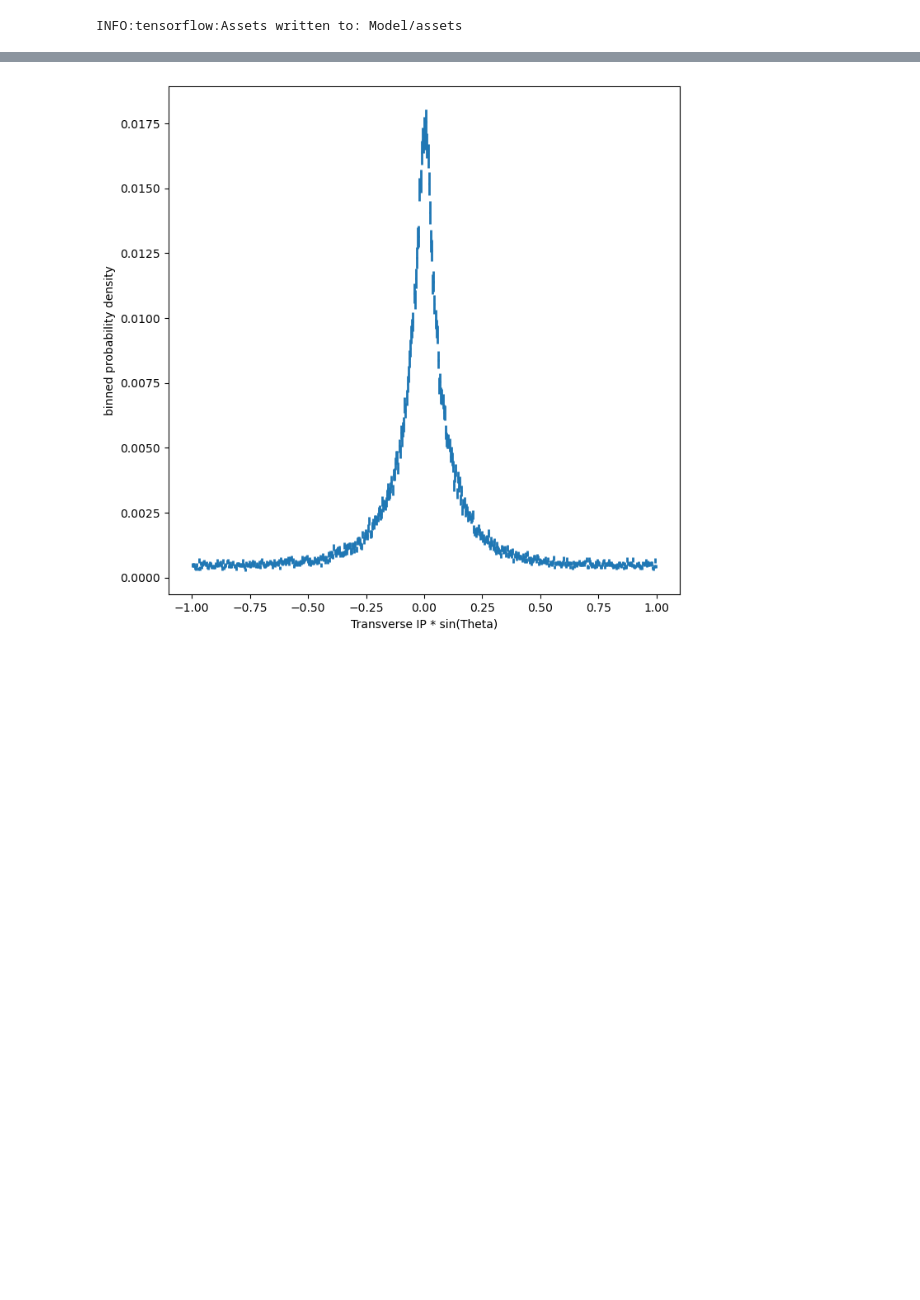
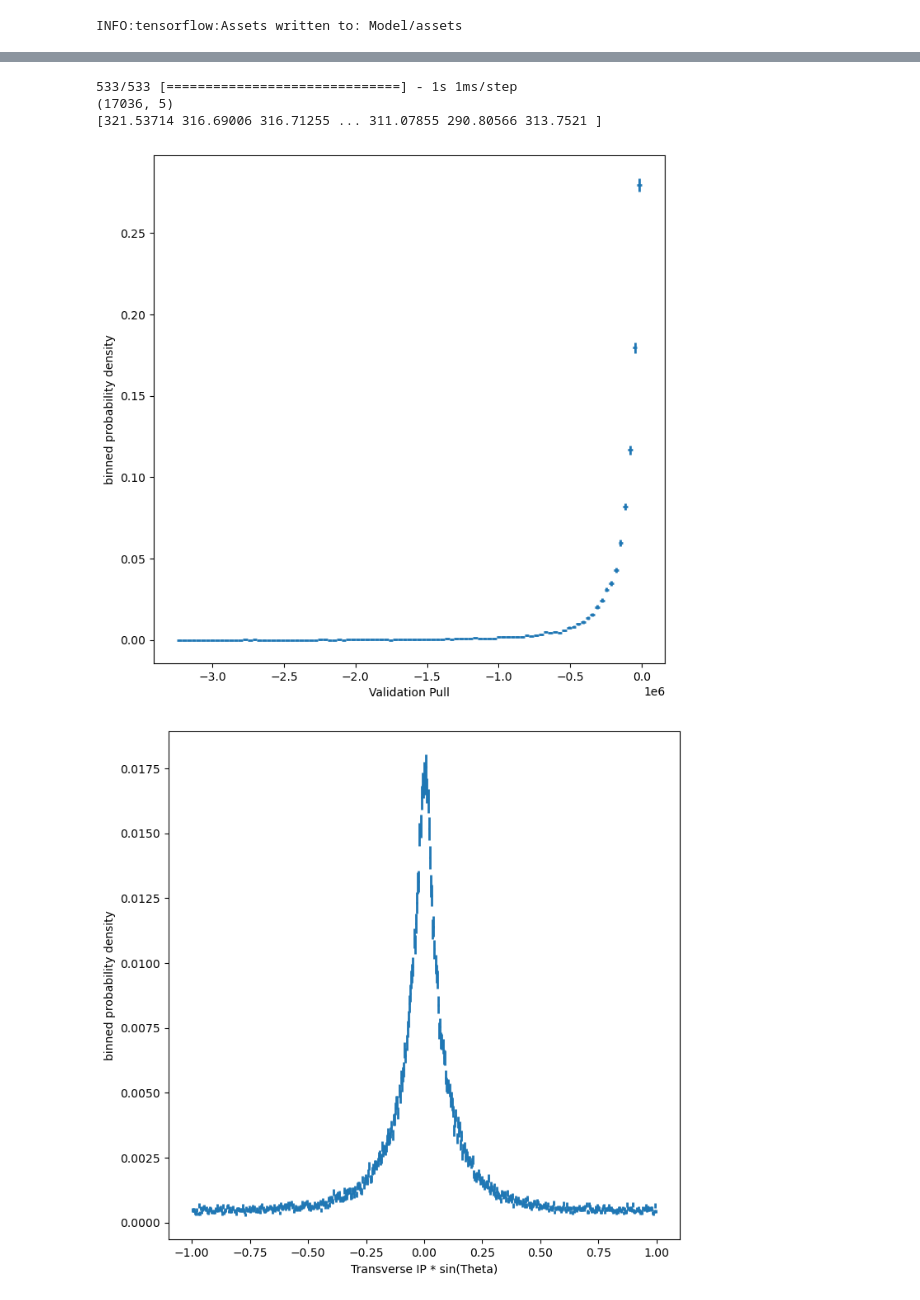
Before and after one commit to JJBarnes/JoshProject, a Jupyter notebook: hffrag.ipynb, the cells around one changed output, grey strips where cells are left out. Drawn from its saved outputs; the diff is of its cells as text; code cells hidden in the pictures; blank space fills up the shorter version.

```diff
--- a/hffrag.ipynb
+++ b/hffrag.ipynb
@@ -491,3 +498,24 @@ SyntaxError: EOL while scanning string literal (1217279276.py, line 8)
+# %%
+pred_valid = model.predict(X_valid)
+print(numpy.shape(pred_valid))
+pred_valid_Diff= pred_valid[:,0] - y_valid[:,0]
+pred_valid_Err= numpy.exp(y_valid[:,1])
+pred_valid_Pull = pred_valid_Diff/pred_valid_Err
+print(pred_valid[:,0])
+
+fig = \
+binneddensity \
+( pred_valid_Pull
+, fixedbinning(numpy.min(pred_valid_Pull), numpy.max(pred_valid_Pull), 100)
+, xlabel="Validation Pull"
+)
+fig.savefig("pred_valid.png")
+fig
+# %% [output]
+533/533 [==============================] - 1s 1ms/step
+(17036, 5)
+[321.53714 316.69006 316.71255 ... 311.07855 290.80566 313.7521 ]
+[figure, added]
 # %%
 #Input plots
 jetz0sintheta = features["AnalysisTracks_z0sinTheta"]
```
Also changed, not shown: parts of 10 cells of this notebook.
